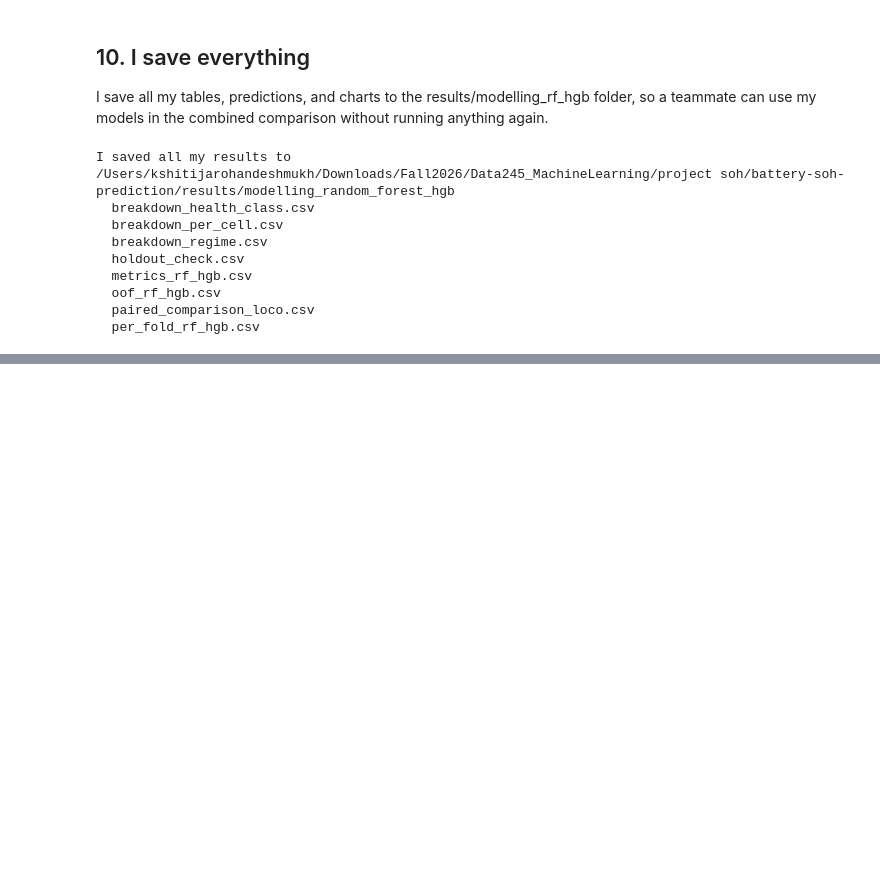
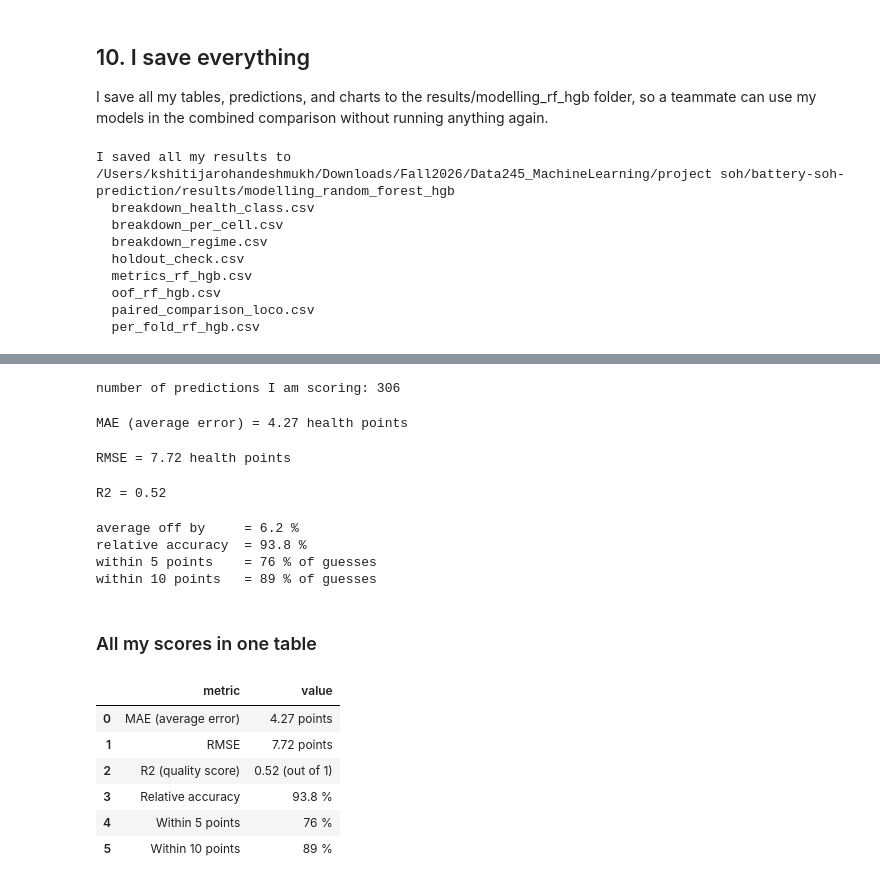
Before and after one commit to rachandeepkaur/battery-soh-prediction, a Jupyter notebook: notebooks/06_modelling_random_forest_hgb.ipynb, the cells around one changed output, grey strips where cells are left out. Saved outputs shown, nothing was run; the diff lists cells and outputs as text; code cells hidden in the pictures; blank space fills up the shorter version.

```diff
--- a/notebooks/06_modelling_random_forest_hgb.ipynb
+++ b/notebooks/06_modelling_random_forest_hgb.ipynb
@@ -379,0 +454,78 @@ Bottom line: both of my tree models work well on unseen batteries, and Random Fo
+# %%
+# I load my saved predictions so I can calculate the scores myself.
+import numpy as np
+import pandas as pd
+from pathlib import Path
+
+ROOT = Path.cwd()
+if not (ROOT / 'results').exists() and (ROOT.parent / 'results').exists():
+    ROOT = ROOT.parent
+oof = pd.read_csv(ROOT / 'results' / 'modelling_random_forest_hgb' / 'oof_rf_hgb.csv')
+
+# I focus on my best model (HistGradientBoosting) on the main new-battery test (LOCO).
+mine = oof[(oof['model'] == 'HistGradientBoosting') & (oof['scheme'] == 'LOCO')]
+true = mine['y_true'].to_numpy()
+pred = mine['y_pred'].to_numpy()
+print('number of predictions I am scoring:', len(mine))
+# %% [output]
+number of predictions I am scoring: 306
+# %%
+# MAE: the average size of my mistakes (ignoring plus or minus).
+gaps = np.abs(pred - true)          # how far each guess is from the truth
+mae = gaps.mean()                   # the average of those gaps
+print('MAE (average error) =', round(mae, 2), 'health points')
+# %% [output]
+MAE (average error) = 4.27 health points
+# %%
+# RMSE: like MAE, but big mistakes count more because I square the gaps first.
+squared_gaps = (pred - true) ** 2
+rmse = np.sqrt(squared_gaps.mean())
+print('RMSE =', round(rmse, 2), 'health points')
+# %% [output]
+RMSE = 7.72 health points
+# %%
+# R2: how much better my model is than just always guessing the average health.
+mean_true = true.mean()
+ss_res = ((true - pred) ** 2).sum()         # my total squared error
+ss_tot = ((true - mean_true) ** 2).sum()    # total squared error of guessing the average
+r2 = 1 - ss_res / ss_tot
+print('R2 =', round(r2, 2))
+# %% [output]
+R2 = 0.52
+# %%
+# Accuracy, way 1: on average, how many percent off is each guess?
+relative_off = np.abs(pred - true) / true * 100
+avg_off = relative_off.mean()
+relative_accuracy = 100 - avg_off
+print('average off by     =', round(avg_off, 1), '%')
+print('relative accuracy  =', round(relative_accuracy, 1), '%')
+
+# Accuracy, way 2: how many of my guesses land close to the truth?
+within_5 = (np.abs(pred - true) <= 5).mean() * 100
+within_10 = (np.abs(pred - true) <= 10).mean() * 100
+print('within 5 points    =', round(within_5), '% of guesses')
+print('within 10 points   =', round(within_10), '% of guesses')
+# %% [output]
+average off by     = 6.2 %
+relative accuracy  = 93.8 %
+within 5 points    = 76 % of guesses
+within 10 points   = 89 % of guesses
+# %% [markdown]
+### All my scores in one table
+# %%
+# I put all my scores for the best model (HistGradientBoosting, new-battery test) together.
+scores = pd.DataFrame({
+    'metric': ['MAE (average error)', 'RMSE', 'R2 (quality score)',
+               'Relative accuracy', 'Within 5 points', 'Within 10 points'],
+    'value': [f'{mae:.2f} points', f'{rmse:.2f} points', f'{r2:.2f} (out of 1)',
+              f'{relative_accuracy:.1f} %', f'{within_5:.0f} %', f'{within_10:.0f} %'],
+})
+scores
+# %% [output]
+|  | metric | value |
+| 0 | MAE (average error) | 4.27 points |
+| 1 | RMSE | 7.72 points |
+| 2 | R2 (quality score) | 0.52 (out of 1) |
+| 3 | Relative accuracy | 93.8 % |
+| 4 | Within 5 points | 76 % |
+| 5 | Within 10 points | 89 % |
```
Also changed, not shown: parts of 10 cells of this notebook.
